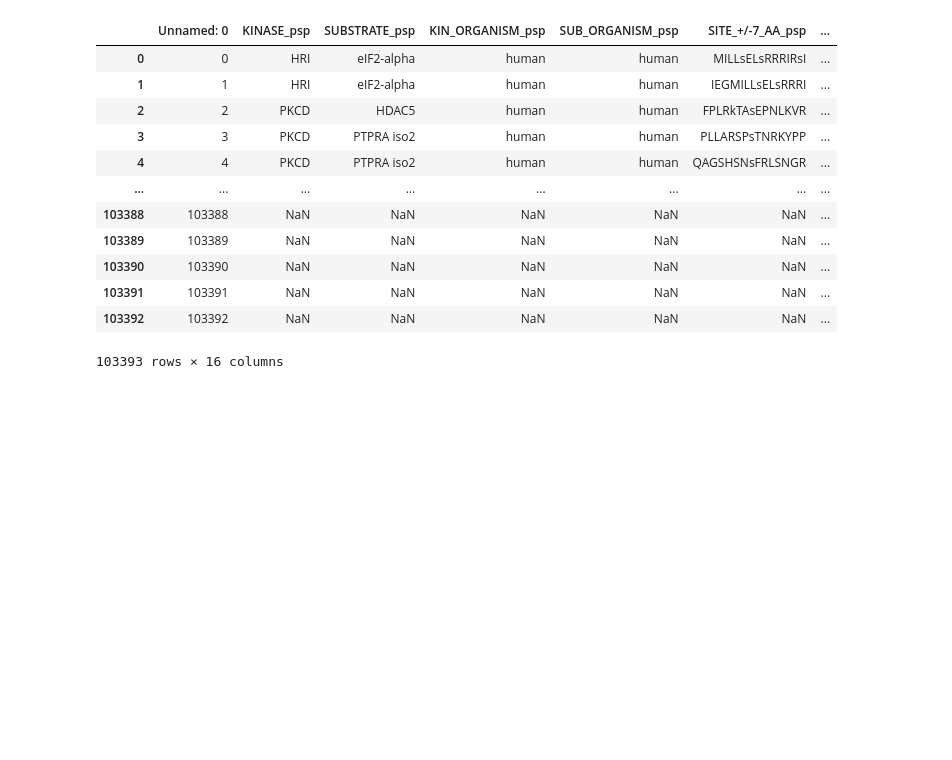
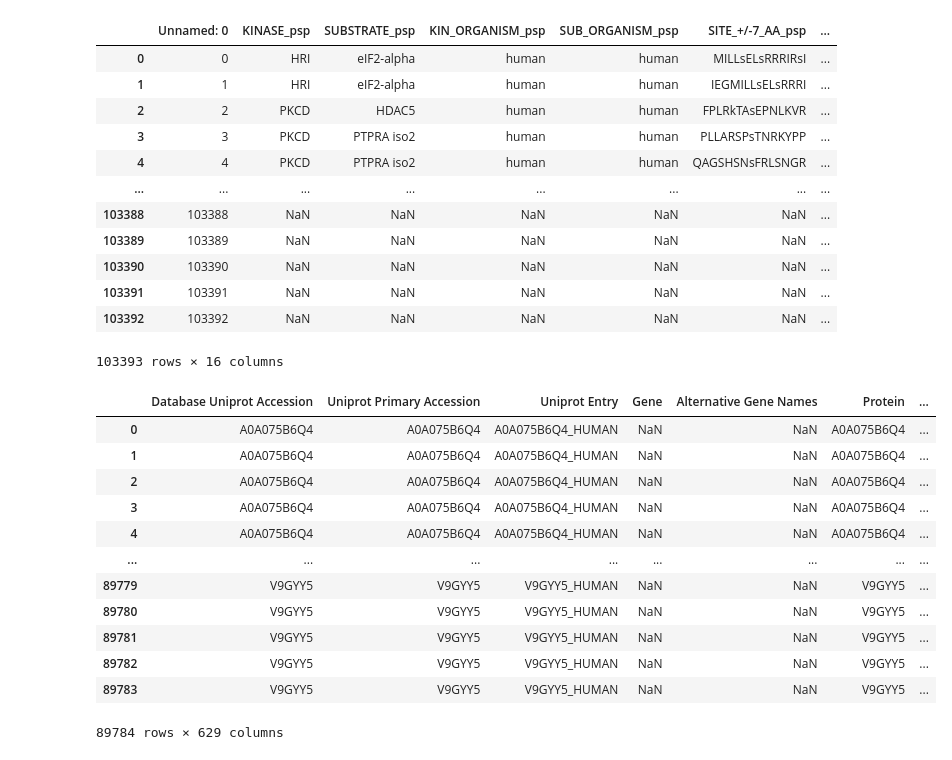
Before and after one commit to sadiatulmarzan/kinases_phosposite, a Jupyter notebook: python code/psp_jonson_data_merge.ipynb.ipynb, the cells around one changed output. Saved outputs shown, nothing was run; the diff lists cells and outputs as text; code cells hidden in the pictures; blank space fills up the shorter version.

```diff
--- a/python code/psp_jonson_data_merge.ipynb.ipynb
+++ b/python code/psp_jonson_data_merge.ipynb.ipynb
@@ -148,3 +148,19 @@ pd.read_csv('../data/merged_kinase_ranked_2.csv')
 | 103391 | 103391 | NaN | NaN | NaN | NaN | NaN | ... |
 | 103392 | 103392 | NaN | NaN | NaN | NaN | NaN | ... |
 103393 rows × 16 columns
+# %%
+pd.read_csv('../data/table 3 from atlas paper.csv', delimiter=';')
+# %% [output]
+|  | Database Uniprot Accession | Uniprot Primary Accession | Uniprot Entry | Gene | Alternative Gene Names | Protein | ... |
+| 0 | A0A075B6Q4 | A0A075B6Q4 | A0A075B6Q4_HUMAN | NaN | NaN | A0A075B6Q4 | ... |
+| 1 | A0A075B6Q4 | A0A075B6Q4 | A0A075B6Q4_HUMAN | NaN | NaN | A0A075B6Q4 | ... |
+| 2 | A0A075B6Q4 | A0A075B6Q4 | A0A075B6Q4_HUMAN | NaN | NaN | A0A075B6Q4 | ... |
+| 3 | A0A075B6Q4 | A0A075B6Q4 | A0A075B6Q4_HUMAN | NaN | NaN | A0A075B6Q4 | ... |
+| 4 | A0A075B6Q4 | A0A075B6Q4 | A0A075B6Q4_HUMAN | NaN | NaN | A0A075B6Q4 | ... |
+| ... | ... | ... | ... | ... | ... | ... | ... |
+| 89779 | V9GYY5 | V9GYY5 | V9GYY5_HUMAN | NaN | NaN | V9GYY5 | ... |
+| 89780 | V9GYY5 | V9GYY5 | V9GYY5_HUMAN | NaN | NaN | V9GYY5 | ... |
+| 89781 | V9GYY5 | V9GYY5 | V9GYY5_HUMAN | NaN | NaN | V9GYY5 | ... |
+| 89782 | V9GYY5 | V9GYY5 | V9GYY5_HUMAN | NaN | NaN | V9GYY5 | ... |
+| 89783 | V9GYY5 | V9GYY5 | V9GYY5_HUMAN | NaN | NaN | V9GYY5 | ... |
+89784 rows × 629 columns
```
Also changed, not shown: 1 other file.
